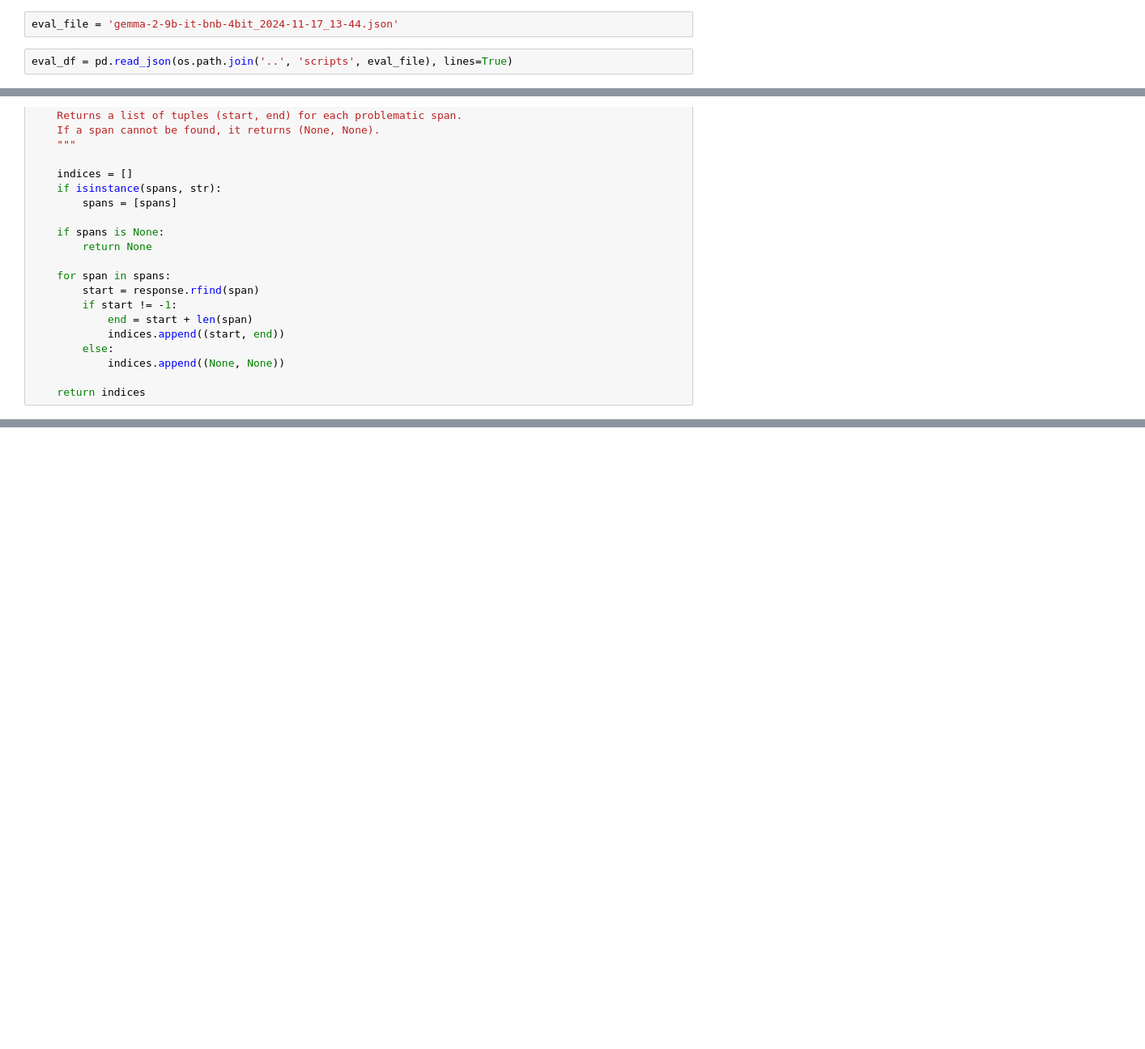
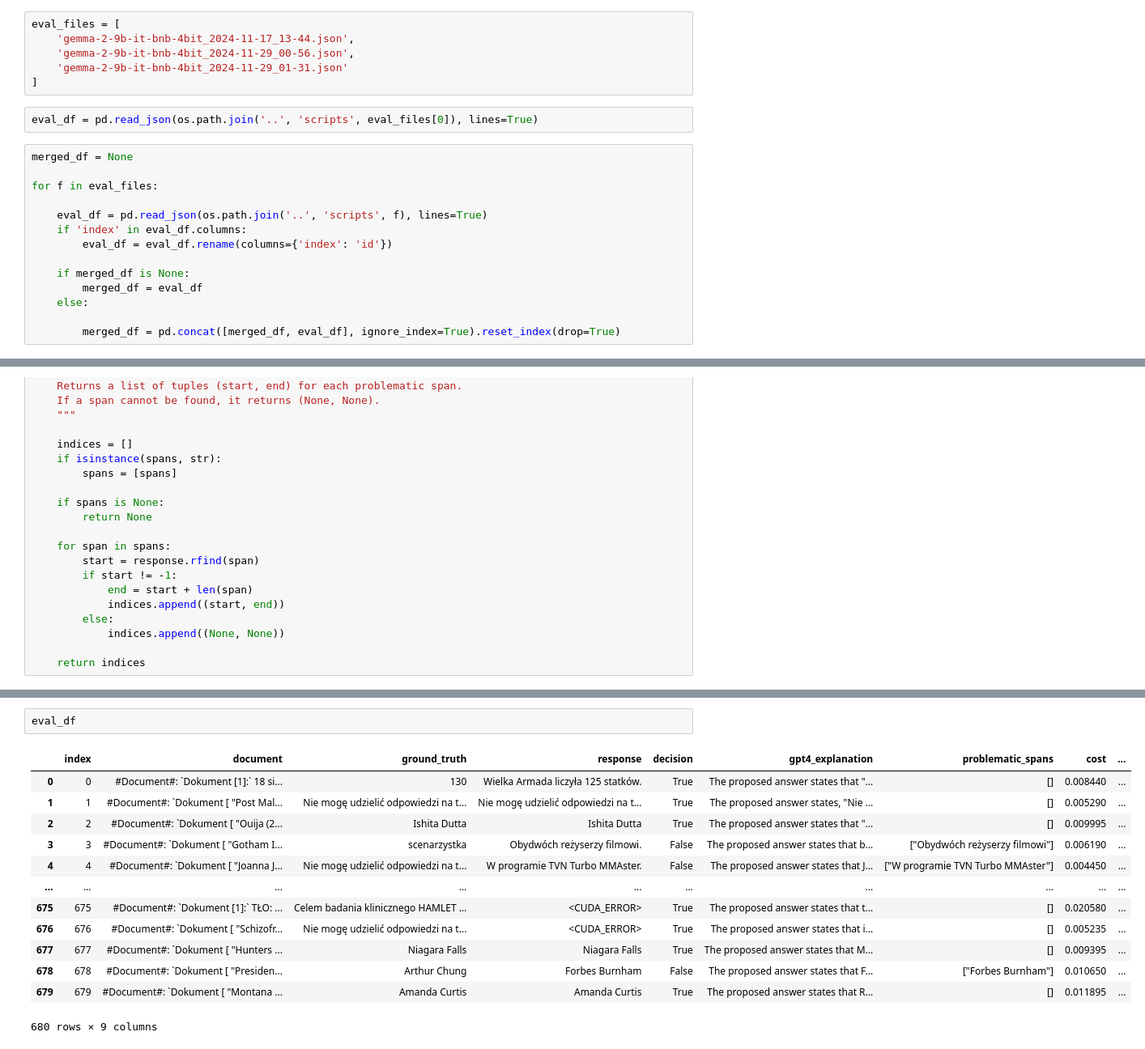
Before and after one commit to Hallucination-LLM/Research, a Jupyter notebook: notebooks/attension_maps_preparation.ipynb, the cells around one changed output, grey strips where cells are left out. Shown at 81% size. Cells and saved outputs as stored; diff of their text form; blank space fills up the shorter version.

```diff
--- a/notebooks/attension_maps_preparation.ipynb
+++ b/notebooks/attension_maps_preparation.ipynb
@@ -144,6 +144,24 @@ tokenized_input
 # %% [markdown]
 ### How does labels look like - small sample check
 # %%
-eval_file = 'gemma-2-9b-it-bnb-4bit_2024-11-17_13-44.json'
+eval_files = [
+    'gemma-2-9b-it-bnb-4bit_2024-11-17_13-44.json',
+    'gemma-2-9b-it-bnb-4bit_2024-11-29_00-56.json',
+    'gemma-2-9b-it-bnb-4bit_2024-11-29_01-31.json'
+]
 # %%
-eval_df = pd.read_json(os.path.join('..', 'scripts', eval_file), lines=True)
+eval_df = pd.read_json(os.path.join('..', 'scripts', eval_files[0]), lines=True)
+# %%
+merged_df = None
+
+for f in eval_files:
+
+    eval_df = pd.read_json(os.path.join('..', 'scripts', f), lines=True)
+    if 'index' in eval_df.columns:
+        eval_df = eval_df.rename(columns={'index': 'id'})
+
+    if merged_df is None:
+        merged_df = eval_df
+    else:
+
+        merged_df = pd.concat([merged_df, eval_df], ignore_index=True).reset_index(drop=True)
@@ -259,0 +300,16 @@ df.head(2)
+# %%
+eval_df
+# %% [output]
+|  | index | document | ground_truth | response | decision | gpt4_explanation | problematic_spans | cost | ... |
+| 0 | 0 | #Document#: `Dokument [1]:` 18 si... | 130 | Wielka Armada liczyła 125 statków. | True | The proposed answer states that "... | [] | 0.008440 | ... |
+| 1 | 1 | #Document#: `Dokument [ "Post Mal... | Nie mogę udzielić odpowiedzi na t... | Nie mogę udzielić odpowiedzi na t... | True | The proposed answer states, "Nie ... | [] | 0.005290 | ... |
+| 2 | 2 | #Document#: `Dokument [ "Ouija (2... | Ishita Dutta | Ishita Dutta | True | The proposed answer states that "... | [] | 0.009995 | ... |
+| 3 | 3 | #Document#: `Dokument [ "Gotham I... | scenarzystka | Obydwóch reżyserzy filmowi. | False | The proposed answer states that b... | ["Obydwóch reżyserzy filmowi"] | 0.006190 | ... |
+| 4 | 4 | #Document#: `Dokument [ "Joanna J... | Nie mogę udzielić odpowiedzi na t... | W programie TVN Turbo MMAster. | False | The proposed answer states that J... | ["W programie TVN Turbo MMAster"] | 0.004450 | ... |
+| ... | ... | ... | ... | ... | ... | ... | ... | ... | ... |
+| 675 | 675 | #Document#: `Dokument [1]:` TŁO: ... | Celem badania klinicznego HAMLET ... | <CUDA_ERROR> | True | The proposed answer states that t... | [] | 0.020580 | ... |
+| 676 | 676 | #Document#: `Dokument [ "Schizofr... | Nie mogę udzielić odpowiedzi na t... | <CUDA_ERROR> | True | The proposed answer states that i... | [] | 0.005235 | ... |
+| 677 | 677 | #Document#: `Dokument [ "Hunters ... | Niagara Falls | Niagara Falls | True | The proposed answer states that M... | [] | 0.009395 | ... |
+| 678 | 678 | #Document#: `Dokument [ "Presiden... | Arthur Chung | Forbes Burnham | False | The proposed answer states that F... | ["Forbes Burnham"] | 0.010650 | ... |
+| 679 | 679 | #Document#: `Dokument [ "Montana ... | Amanda Curtis | Amanda Curtis | True | The proposed answer states that R... | [] | 0.011895 | ... |
+680 rows × 9 columns
```
Also changed, not shown: parts of 38 cells of this notebook, 1 other file.
